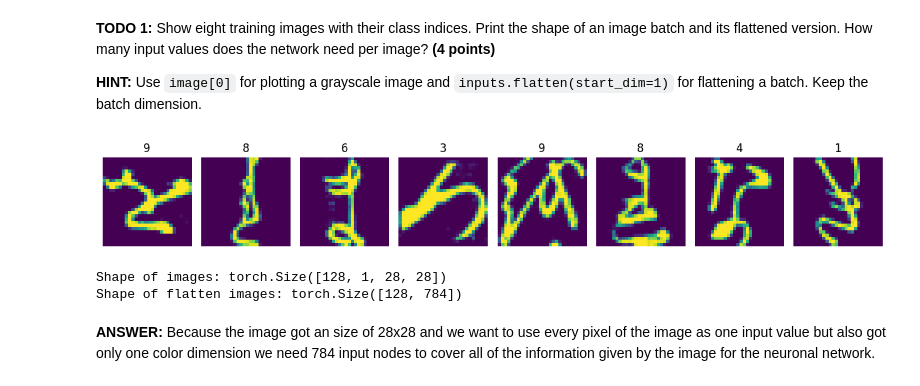
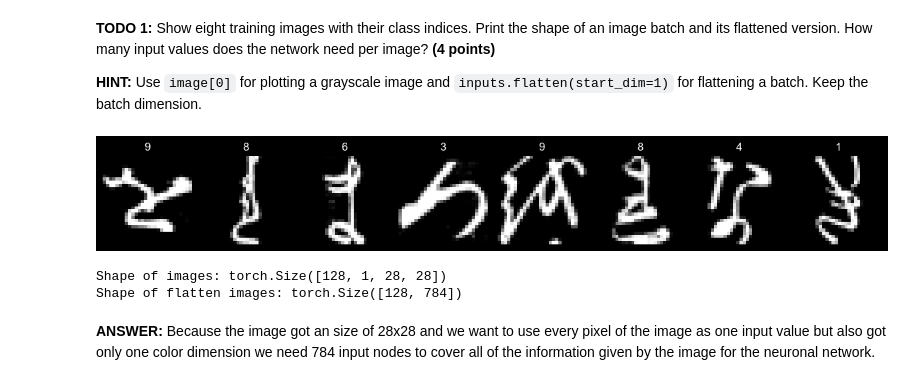
Before and after one commit to we4OnTop/ComputerVision, a Jupyter notebook: MiniProject/1/Project_KMNIST__starter.ipynb, the cells around one changed output. Saved outputs shown, nothing was run; the diff lists cells and outputs as text; code cells hidden in the pictures.

```diff
--- a/MiniProject/1/Project_KMNIST__starter.ipynb
+++ b/MiniProject/1/Project_KMNIST__starter.ipynb
@@ -66,24 +66,24 @@ Training samples per class: [1000, 1000, 1000, 1000, 1000, 1000, 1000, 1000, 100
 # %%
     #YOUR CODE HERE
 trainloader = make_trainloader()
 elements = 8
 
 fig, axes = plt.subplots(1, elements, figsize=(12, 4))
 
 for i in range(elements):
-    axes[i].imshow(x_train[i].permute(1, 2, 0))
+    axes[i].imshow(x_train[i].permute(1, 2, 0), cmap='gray')
     axes[i].set_title(y_train[i].item())
     axes[i].axis('off')
 
 plt.tight_layout()
 plt.show()
 
 inputs, targets = next(iter(trainloader))
 
 print(f"Shape of images: {inputs.shape}")
 print(f"Shape of flatten images: {inputs.flatten(start_dim=1).shape}")
 # %% [output]
-[figure, old version]
+[figure, new version]
 Shape of images: torch.Size([128, 1, 28, 28])
 Shape of flatten images: torch.Size([128, 784])
 # %% [markdown]
```
Also changed, not shown: parts of 9 cells of this notebook.
